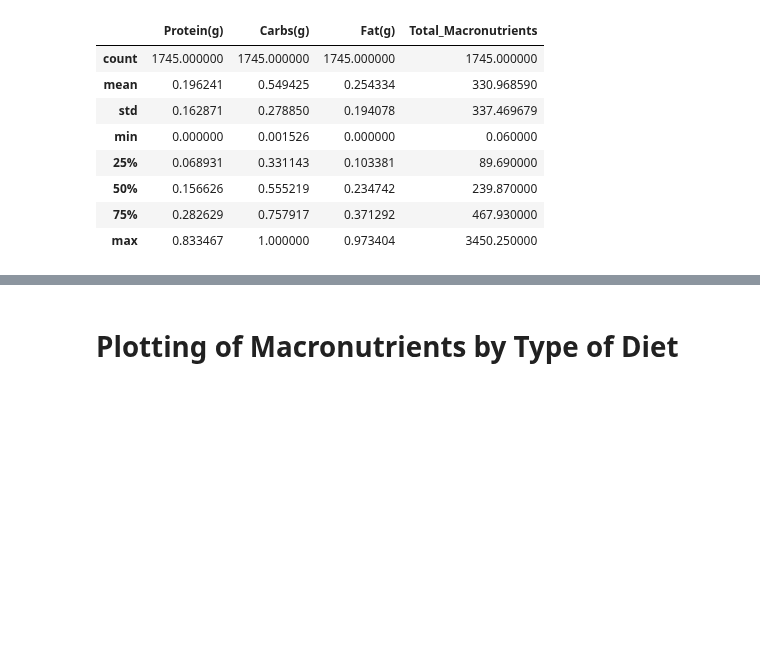
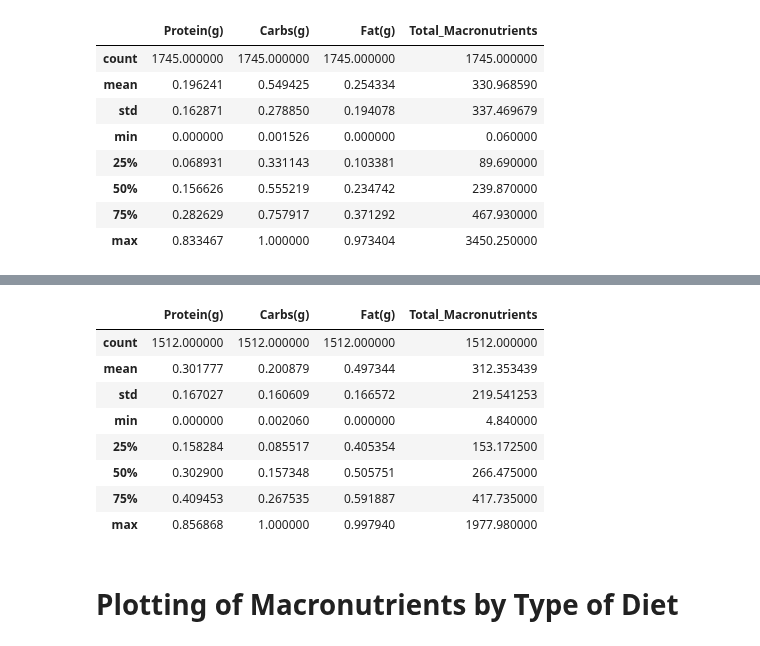
Before and after one commit to alexisuaguilaru/Analysis_Nutritional_Information, a Jupyter notebook: StatisticalAnalysis/ExploratoryDataAnalysis.ipynb, the cells around one changed output, grey strips where cells are left out. Saved outputs shown, nothing was run; the diff lists cells and outputs as text; code cells hidden in the pictures; blank space fills up the shorter version.

Commit message:
ADD analysis of statics in Keto section

```diff
--- a/StatisticalAnalysis/ExploratoryDataAnalysis.ipynb
+++ b/StatisticalAnalysis/ExploratoryDataAnalysis.ipynb
@@ -91,3 +99,15 @@ Diets_Dataset.query("Diet_type == 'dash'").describe()
+# %%
+Diets_Dataset.query("Diet_type == 'keto'").describe()
+# %% [output]
+|  | Protein(g) | Carbs(g) | Fat(g) | Total_Macronutrients |
+| count | 1512.000000 | 1512.000000 | 1512.000000 | 1512.000000 |
+| mean | 0.301777 | 0.200879 | 0.497344 | 312.353439 |
+| std | 0.167027 | 0.160609 | 0.166572 | 219.541253 |
+| min | 0.000000 | 0.002060 | 0.000000 | 4.840000 |
+| 25% | 0.158284 | 0.085517 | 0.405354 | 153.172500 |
+| 50% | 0.302900 | 0.157348 | 0.505751 | 266.475000 |
+| 75% | 0.409453 | 0.267535 | 0.591887 | 417.735000 |
+| max | 0.856868 | 1.000000 | 0.997940 | 1977.980000 |
 # %% [markdown]
 # Plotting of Macronutrients by Type of Diet
 # %% [markdown]
```
Also changed, not shown: parts of 2 cells of this notebook.
